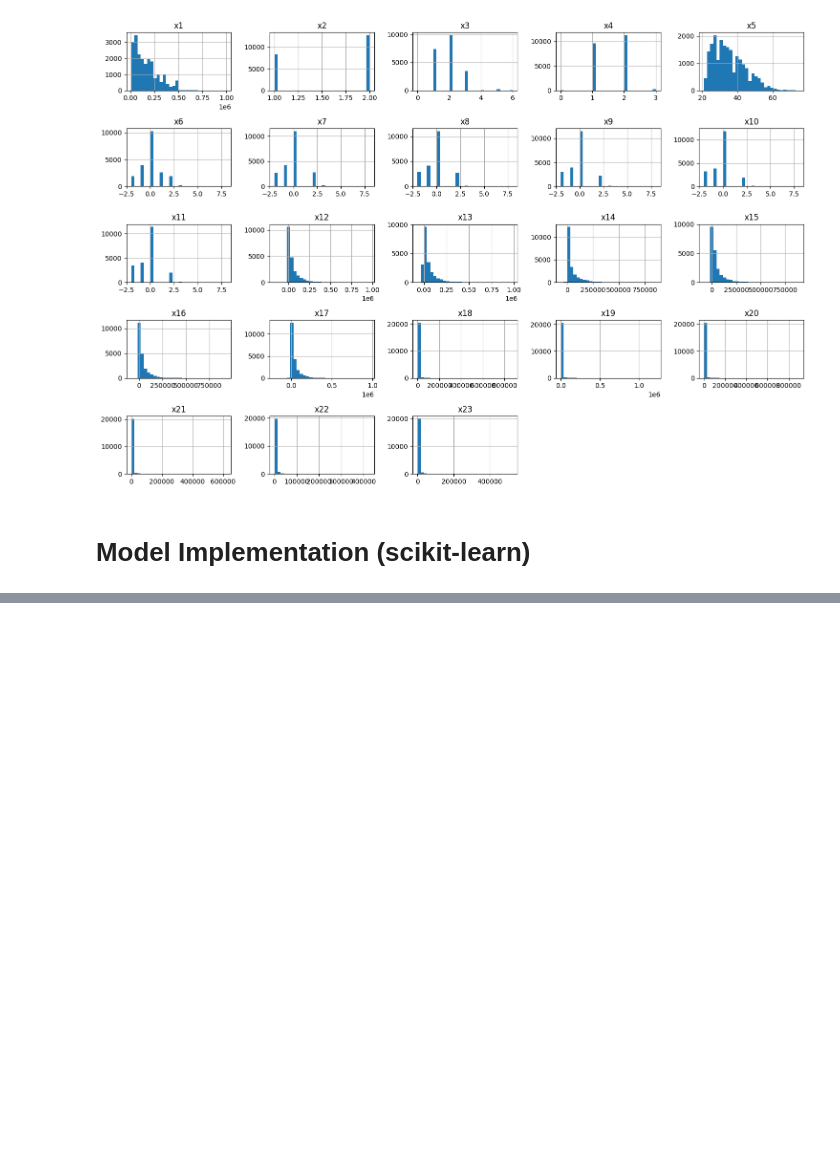
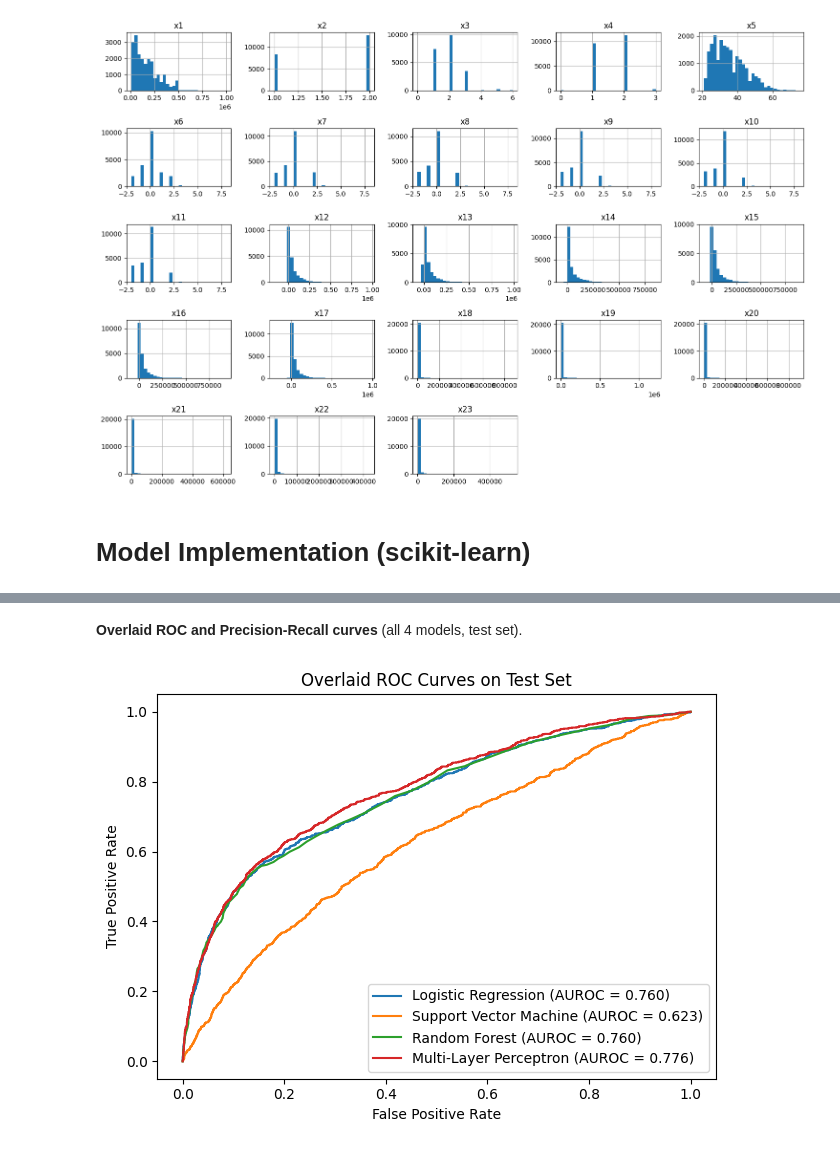
Before and after one commit to alexchu14/credit-default-prediction, a Jupyter notebook: notebooks/baseline.ipynb, the cells around one changed output, grey strips where cells are left out. Saved outputs shown, nothing was run; the diff lists cells and outputs as text; code cells hidden in the pictures; blank space fills up the shorter version.

```diff
--- a/notebooks/baseline.ipynb
+++ b/notebooks/baseline.ipynb
@@ -382,0 +120,5 @@ Tuning  (SMOTE)  : Multi-Layer Perceptron...
+# %%
+metrics_table, model_proba = build_metrics_table(
+    baseline["best_models"], baseline["X_test_scaled"], baseline["y_test"]
+)
+metrics_table
@@ -382,0 +143,7 @@ Tuning  (SMOTE)  : Multi-Layer Perceptron...
+# %% [markdown]
+**Overlaid ROC and Precision-Recall curves** (all 4
+models, test set).
+# %%
+plot_roc_curves(model_proba, baseline["y_test"])
+# %% [output]
+[figure, added]
```
Also changed, not shown: parts of 29 cells of this notebook, 1 other file.
